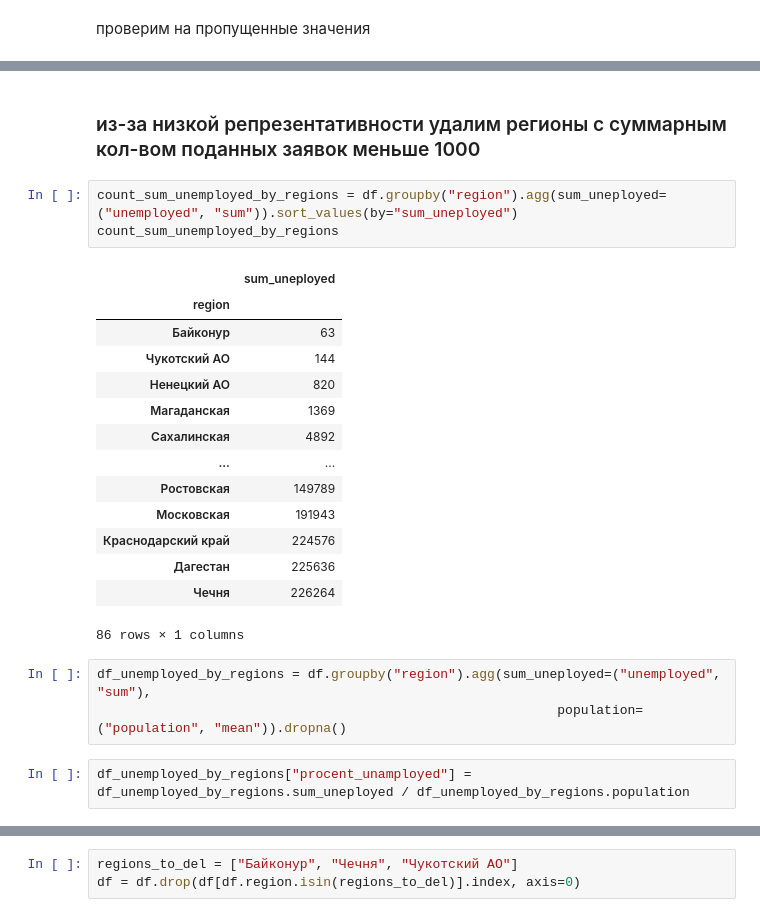
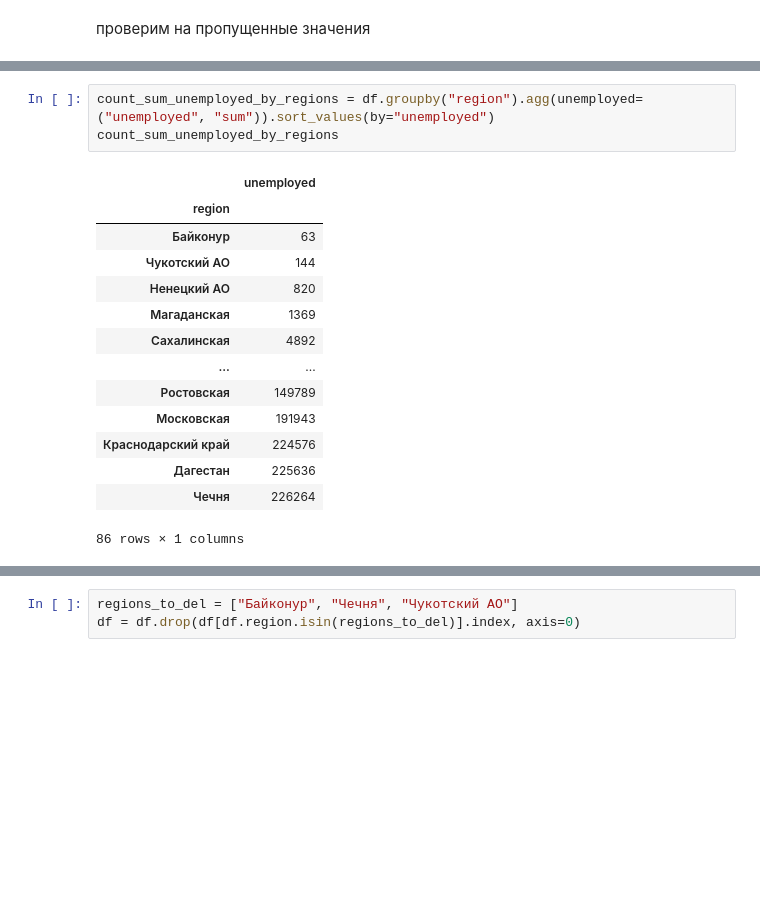
Before and after one commit to Lareton/dano_work_isnt_wolf, a Jupyter notebook: notebook_1_data_clearing.ipynb, the cells around one changed output, grey strips where cells are left out. Drawn from its saved outputs; the diff is of its cells as text; blank space fills up the shorter version.

```diff
--- a/notebook_1_data_clearing.ipynb
+++ b/notebook_1_data_clearing.ipynb
@@ -24,10 +34,8 @@ df.head()
-# %% [markdown]
-### из-за низкой репрезентативности удалим регионы с суммарным кол-вом поданных заявок меньше 1000
 # %%
-count_sum_unemployed_by_regions = df.groupby("region").agg(sum_uneployed=("unemployed", "sum")).sort_values(by="sum_uneployed")
+count_sum_unemployed_by_regions = df.groupby("region").agg(unemployed=("unemployed", "sum")).sort_values(by="unemployed")
 count_sum_unemployed_by_regions
 # %% [output]
-|  | sum_uneployed |
+|  | unemployed |
 | region |  |
 | Байконур | 63 |
 | Чукотский АО | 144 |
@@ -41,8 +49,3 @@ count_sum_unemployed_by_regions
 | Дагестан | 225636 |
 | Чечня | 226264 |
 86 rows × 1 columns
-# %%
-df_unemployed_by_regions = df.groupby("region").agg(sum_uneployed=("unemployed", "sum"),
-                                                           population=("population", "mean")).dropna()
-# %%
-df_unemployed_by_regions["procent_unamployed"] = df_unemployed_by_regions.sum_uneployed / df_unemployed_by_regions.population
```
Also changed, not shown: parts of 13 cells of this notebook, 5 other files.
